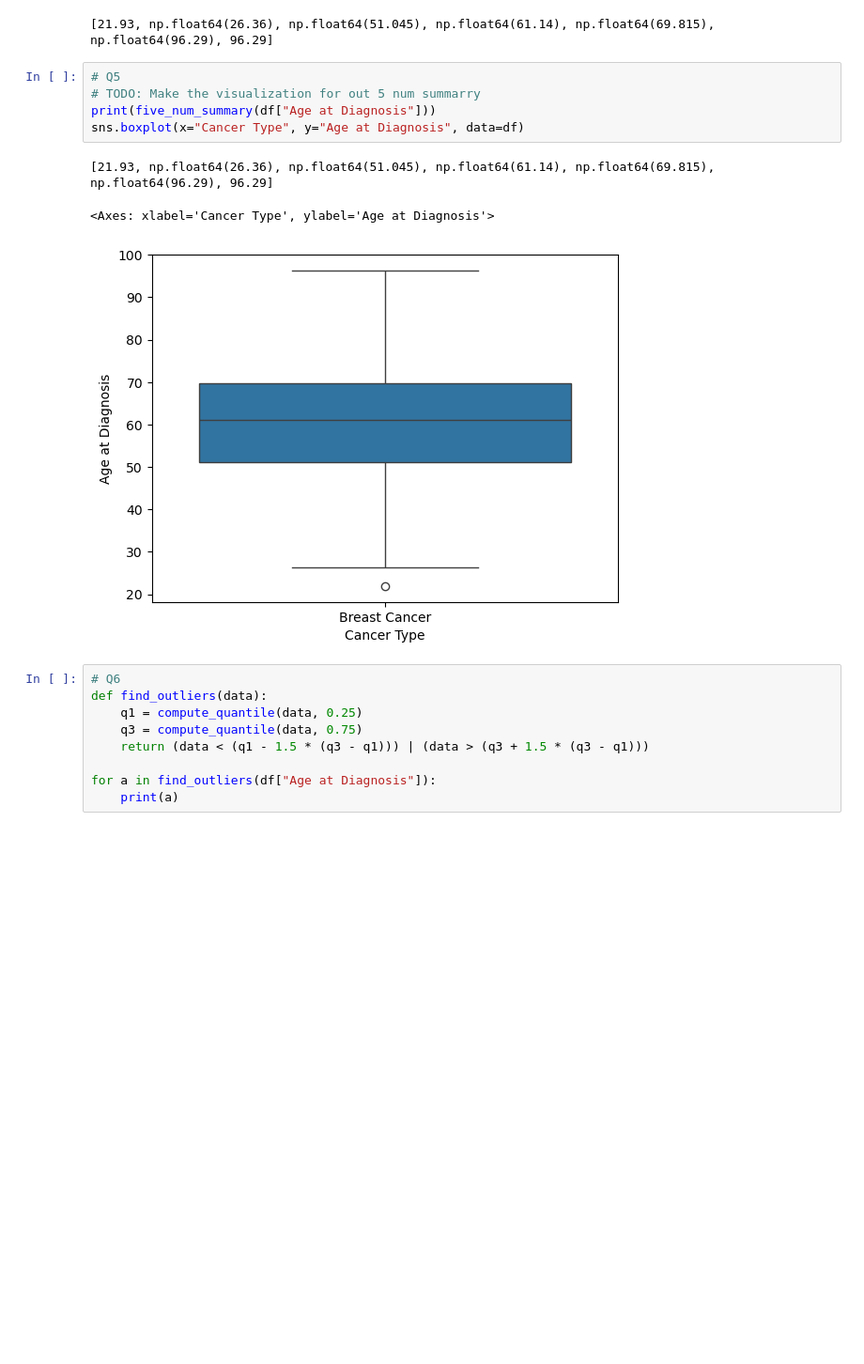
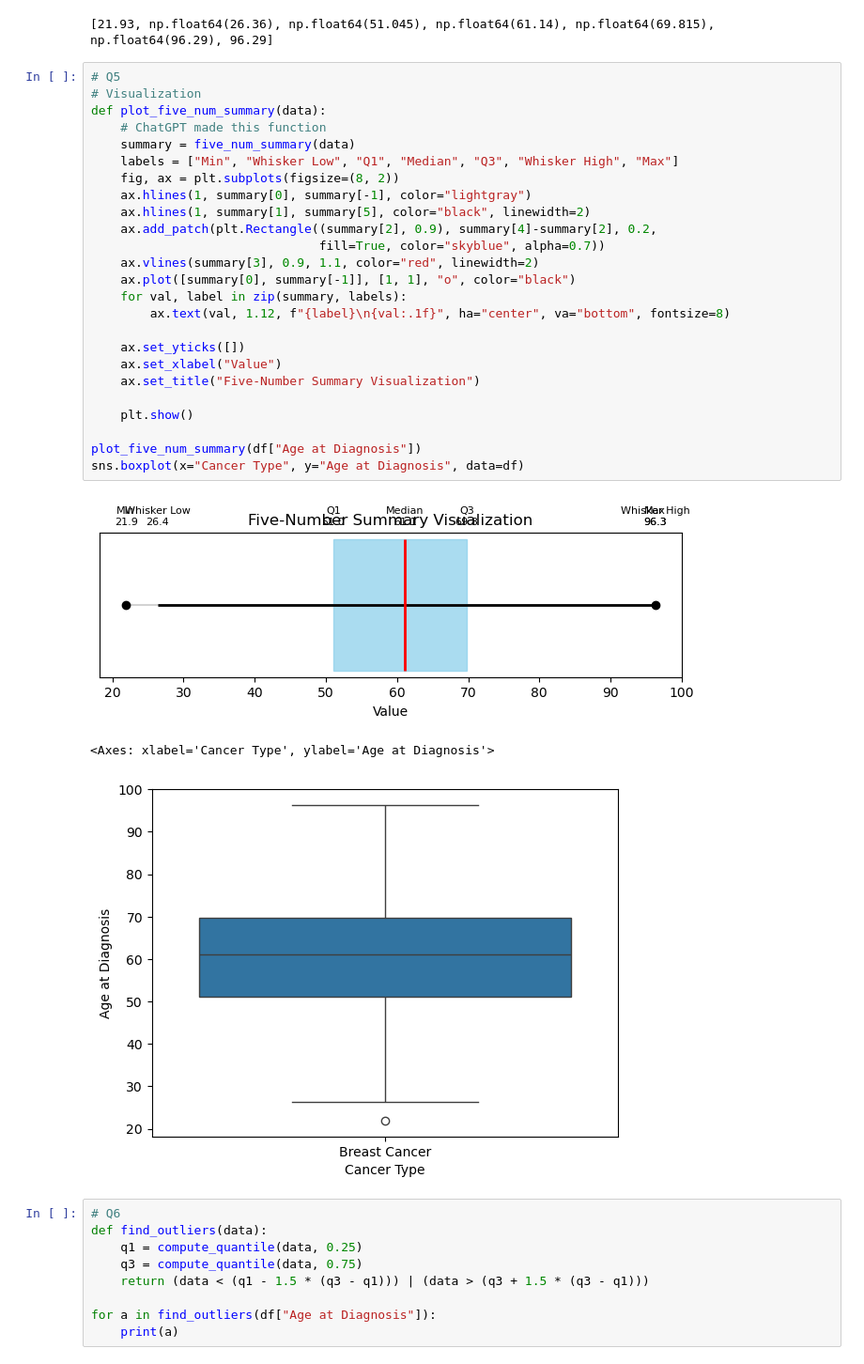
Before and after one commit to ThomasBlalock/understanding_uncertainty_group_project, a Jupyter notebook: exercise_2.ipynb, the cells around one changed output. Shown at 94% size. Drawn from its saved outputs; the diff is of its cells as text; blank space fills up the shorter version.

Commit message:
had chat make the visualization code

```diff
--- a/exercise_2.ipynb
+++ b/exercise_2.ipynb
@@ -87,13 +87,33 @@ print(five_num_summary(df["Age at Diagnosis"]))
 [21.93, np.float64(26.36), np.float64(51.045), np.float64(61.14), np.float64(69.815), np.float64(96.29), 96.29]
 # %%
 # Q5
-# TODO: Make the visualization for out 5 num summarry
-print(five_num_summary(df["Age at Diagnosis"]))
+# Visualization
+def plot_five_num_summary(data):
+    # ChatGPT made this function
+    summary = five_num_summary(data)
+    labels = ["Min", "Whisker Low", "Q1", "Median", "Q3", "Whisker High", "Max"]
+    fig, ax = plt.subplots(figsize=(8, 2))
+    ax.hlines(1, summary[0], summary[-1], color="lightgray")
+    ax.hlines(1, summary[1], summary[5], color="black", linewidth=2)
+    ax.add_patch(plt.Rectangle((summary[2], 0.9), summary[4]-summary[2], 0.2,
+                               fill=True, color="skyblue", alpha=0.7))
+    ax.vlines(summary[3], 0.9, 1.1, color="red", linewidth=2)
+    ax.plot([summary[0], summary[-1]], [1, 1], "o", color="black")
+    for val, label in zip(summary, labels):
+        ax.text(val, 1.12, f"{label}\n{val:.1f}", ha="center", va="bottom", fontsize=8)
+
+    ax.set_yticks([])
+    ax.set_xlabel("Value")
+    ax.set_title("Five-Number Summary Visualization")
+
+    plt.show()
+
+plot_five_num_summary(df["Age at Diagnosis"])
 sns.boxplot(x="Cancer Type", y="Age at Diagnosis", data=df)
 # %% [output]
+[figure, new version]
-[21.93, np.float64(26.36), np.float64(51.045), np.float64(61.14), np.float64(69.815), np.float64(96.29), 96.29]
+<Axes: xlabel='Cancer Type', ylabel='Age at Diagnosis'>
-<Axes: xlabel='Cancer Type', ylabel='Age at Diagnosis'>
-[figure, old version]
+[figure, added]
 # %%
 # Q6
 def find_outliers(data):
```
